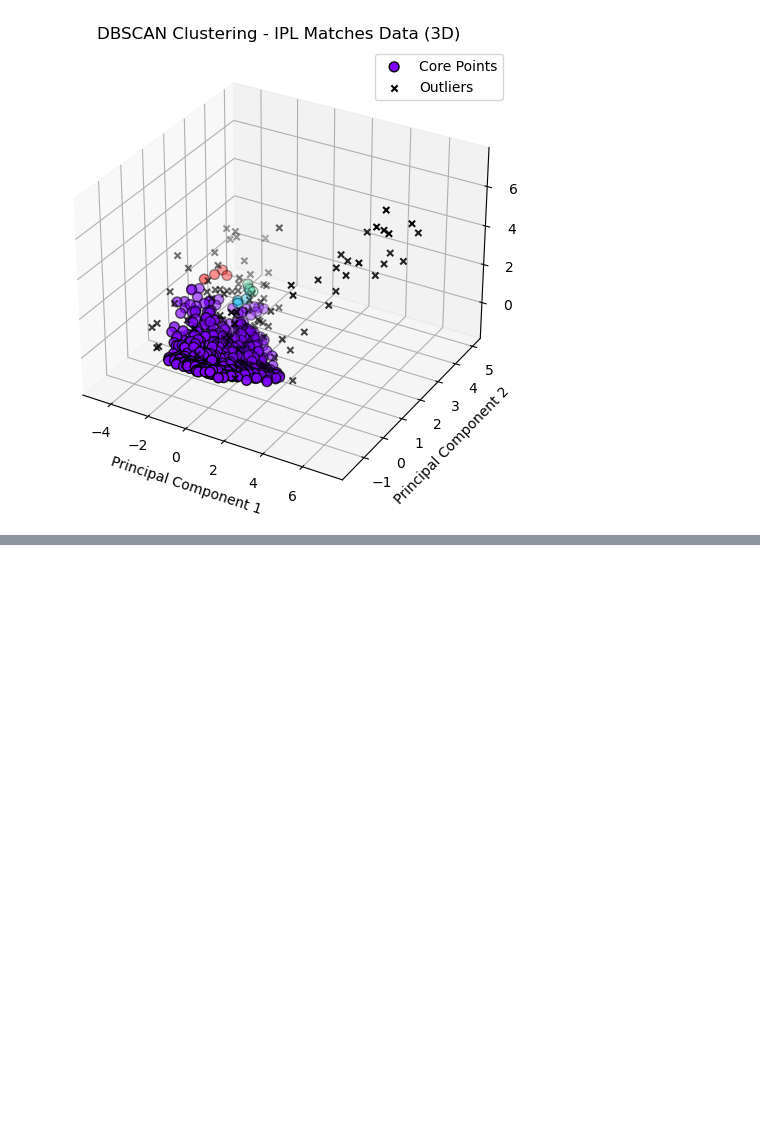
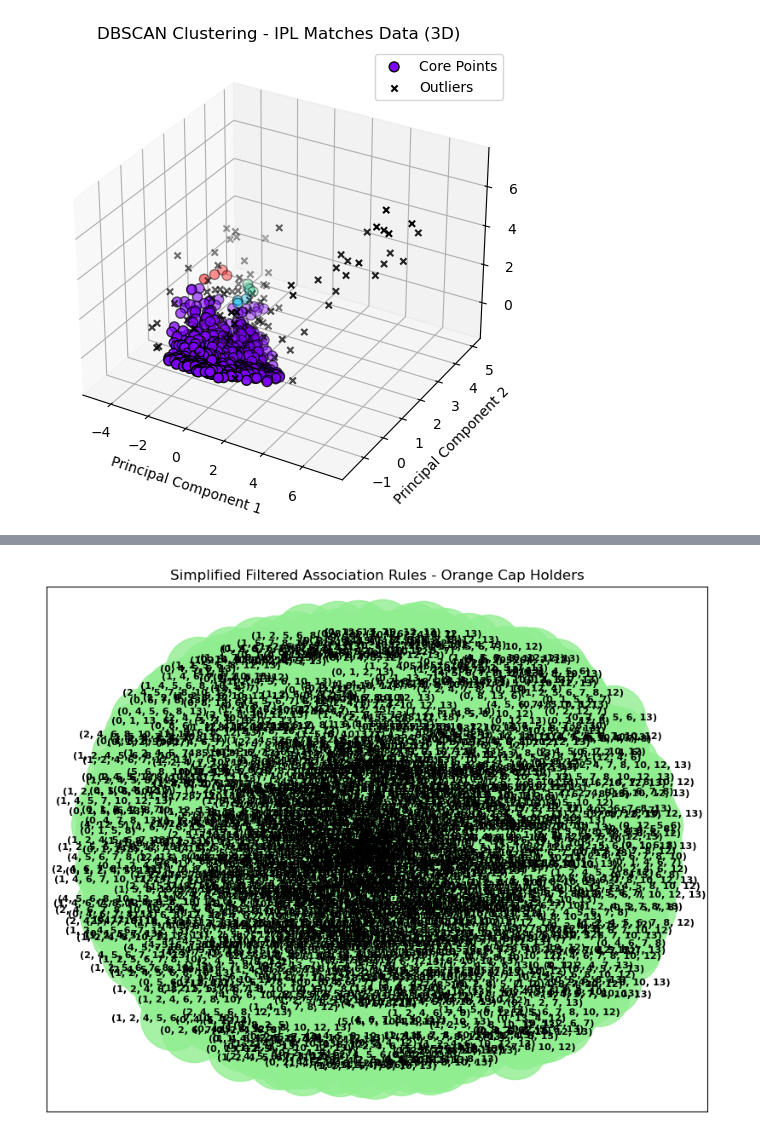
Before and after one commit to allstarmayu/MaddyInfinium, a Jupyter notebook: The_PCA_ARM_Clustering.ipynb, the cells around one changed output, grey strips where cells are left out. Drawn from its saved outputs; the diff is of its cells as text; code cells hidden in the pictures; blank space fills up the shorter version.

```diff
--- a/The_PCA_ARM_Clustering.ipynb
+++ b/The_PCA_ARM_Clustering.ipynb
@@ -604,0 +712,12 @@ plot_dbscan_clusters_2d_3d(df_matches_pca, eps=0.5, min_samples=3, title='IPL Ma
+# %%
+# Apply Apriori algorithm after converting to binary format
+frequent_itemsets_orange_cap_binary = apriori(df_orange_cap_binary, min_support=0.2, use_colnames=True)
+frequent_itemsets_matches_binary = apriori(df_matches_binary, min_support=0.2, use_colnames=True)
+
+# Generate association rules
+rules_orange_cap_binary = association_rules(frequent_itemsets_orange_cap_binary, metric="confidence", min_threshold=0.6)
+rules_matches_binary = association_rules(frequent_itemsets_matches_binary, metric="confidence", min_threshold=0.6)
+
+# Display the rules
+print("Association Rules - Orange Cap Holders:\n")
+rules_orange_cap_binary.head()
@@ -604,0 +743,8 @@ plot_dbscan_clusters_2d_3d(df_matches_pca, eps=0.5, min_samples=3, title='IPL Ma
+# %%
+# Filter rules with confidence > 0.8 and lift > 1.2
+filtered_rules_orange_cap = rules_orange_cap_binary[(rules_orange_cap_binary['confidence'] > 0.8) & (rules_orange_cap_binary['lift'] > 1.2)]
+# filtered_rules_matches = rules_matches_binary[(rules_matches_binary['confidence'] > 0.8) & (rules_matches_binary['lift'] > 1.2)]
+
+# Display the filtered rules
+print(filtered_rules_orange_cap)
+# print(filtered_rules_matches)
@@ -604,0 +773,40 @@ plot_dbscan_clusters_2d_3d(df_matches_pca, eps=0.5, min_samples=3, title='IPL Ma
+# %%
+# Filter for rules with high lift and confidence
+filtered_rules_orange_cap_high_lift = filtered_rules_orange_cap[(filtered_rules_orange_cap['lift'] > 2) & (filtered_rules_orange_cap['confidence'] > 0.8)]
+
+def plot_simplified_network_graph(rules, title):
+    # Create a new graph
+    G = nx.Graph()
+
+    # Add edges for each rule in the filtered dataset
+    for idx, row in rules.iterrows():
+        antecedent = tuple(row['antecedents'])
+        consequent = tuple(row['consequents'])
+        G.add_edge(antecedent, consequent, weight=row['lift'])
+
+    # Plotting the graph
+    pos = nx.spring_layout(G, k=0.6, seed=42)  # Positioning of nodes
+    plt.figure(figsize=(10, 8))
+
+    # Draw nodes
+    nx.draw_networkx_nodes(G, pos, node_size=3000, node_color='lightgreen', alpha=0.8)
+
+    # Draw edges
+    nx.draw_networkx_edges(G, pos, width=2, alpha=0.6)
+
+    # Add labels to nodes
+    nx.draw_networkx_labels(G, pos, font_size=8, font_color='black', font_weight='bold')
+
+    # Optionally, we can hide edge labels or show only a few
+    edge_labels = nx.get_edge_attributes(G, 'weight')
+    nx.draw_networkx_edge_labels(G, pos, edge_labels=edge_labels, font_size=7, label_pos=0.3)
+
+    # Add title
+    plt.title(title)
+
+    plt.show()
+
+# Now plot the reduced filtered rules
+plot_simplified_network_graph(filtered_rules_orange_cap_high_lift, "Simplified Filtered Association Rules - Orange Cap Holders")
+# %% [output]
+[figure, added]
```
Also changed, not shown: parts of 17 cells of this notebook.
